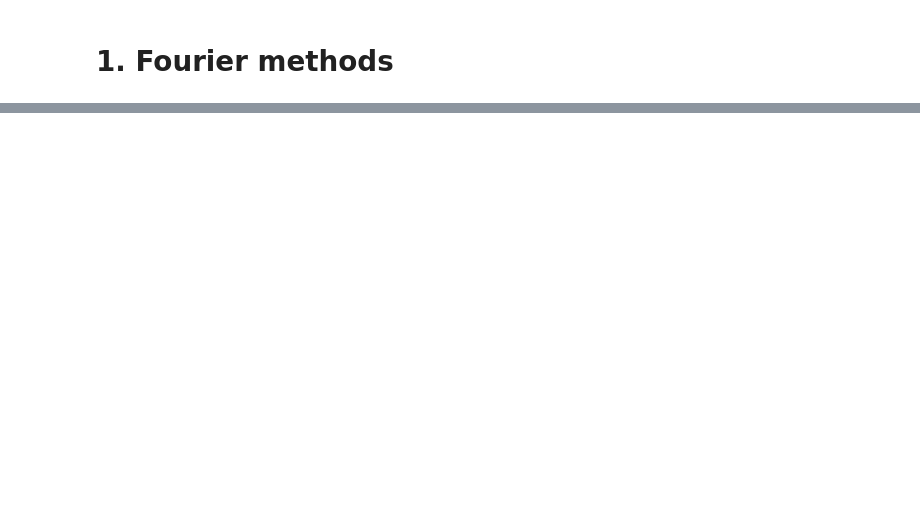
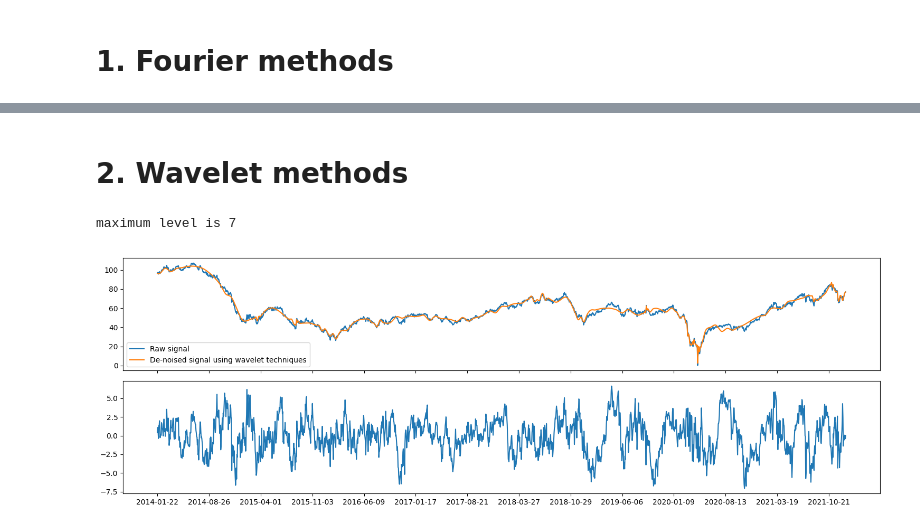
Before and after one commit to tristanmckechnie/tristan_meng_data_science, a Jupyter notebook: spectral_feature_engineering.ipynb, the cells around one changed output, grey strips where cells are left out. Drawn from its saved outputs; the diff is of its cells as text; code cells hidden in the pictures; blank space fills up the shorter version.

Commit message:
wavelet work

```diff
--- a/spectral_feature_engineering.ipynb
+++ b/spectral_feature_engineering.ipynb
@@ -234,0 +185,55 @@ Threshold found! Threshold: 0.004613225415168848 Test: 95.04950495049505
+# %% [markdown]
+# 2. Wavelet methods
+# %%
+import pywt
+
+# Time series / data:
+financial_asset = 'CrudeOil'
+feat_engineering = 'test_wavelet'
+column_to_predict = 'Close' #'#Passengers'
+
+df = pd.read_csv(f'./test_data/{financial_asset}_yfinance.csv') # sp_500 = GSPC.csv, # airplaine = AirPassengers.csv
+df = df.iloc[-2000:,:].reset_index(drop=True) # only look at last 2000 days
+
+signal = df['Close'].to_numpy()
+
+# Create wavelet object and define parameters
+w = pywt.Wavelet('sym8') # sym family look good too sym8, this is where you should change the wavelet type, haar wavelet is simply 'haar'
+maxlev = pywt.dwt_max_level(len(signal), w.dec_len)
+print("maximum level is " + str(maxlev))
+threshold = 0.5 # Threshold for filtering coefficients as part of denoising, the higher this value the more coefficients you set to zero, ie more of the original signal you truncate away / denoise
+
+# Decompose into wavelet components, to the level selected:
+coeffs = pywt.wavedec(signal, w, level=maxlev) # multi-level decomposition
+
+# Threshold the wavelet coefficients, thereby removing noise
+
+# plt.figure(figsize=(8,15))
+for i in range(1, len(coeffs)):
+    # plt.subplot(maxlev, 1, i)
+    # plt.plot(coeffs[i],label='Original coefficients')
+    coeffs[i] = pywt.threshold(coeffs[i], threshold*np.max(coeffs[i]),mode='hard')
+    # plt.plot(coeffs[i],label='Thresholded coefficients')
+    # plt.ylabel('Scale: '+str(maxlev-i+1))
+    # plt.legend()
+    plt.tight_layout()
+
+# inverse transform coefficient to reconstruct time series signal, minus noise
+datarec = pywt.waverec(coeffs, w) # multi-level decomposition reconstruction
+
+fig, ax = plt.subplots(2,1,figsize=(15,5),sharex=True)
+ax[0].plot(df['Date'], signal,label='Raw signal')
+ax[0].plot(df['Date'], datarec,label="De-noised signal using wavelet techniques")
+
+ax[1].plot(df['Date'], signal-datarec,label="Noise component")
+
+max = df.shape[0]
+ax[1].set_xticks([df['Date'].iloc[x] for x in range(0,max,150)])
+ax[0].legend()
+plt.tight_layout()
+plt.show()
+
+# Distance measures between true signal and denoised
+# %% [output]
+maximum level is 7
+[figure, added]
```
Also changed, not shown: parts of 4 cells of this notebook, 9 other files.
